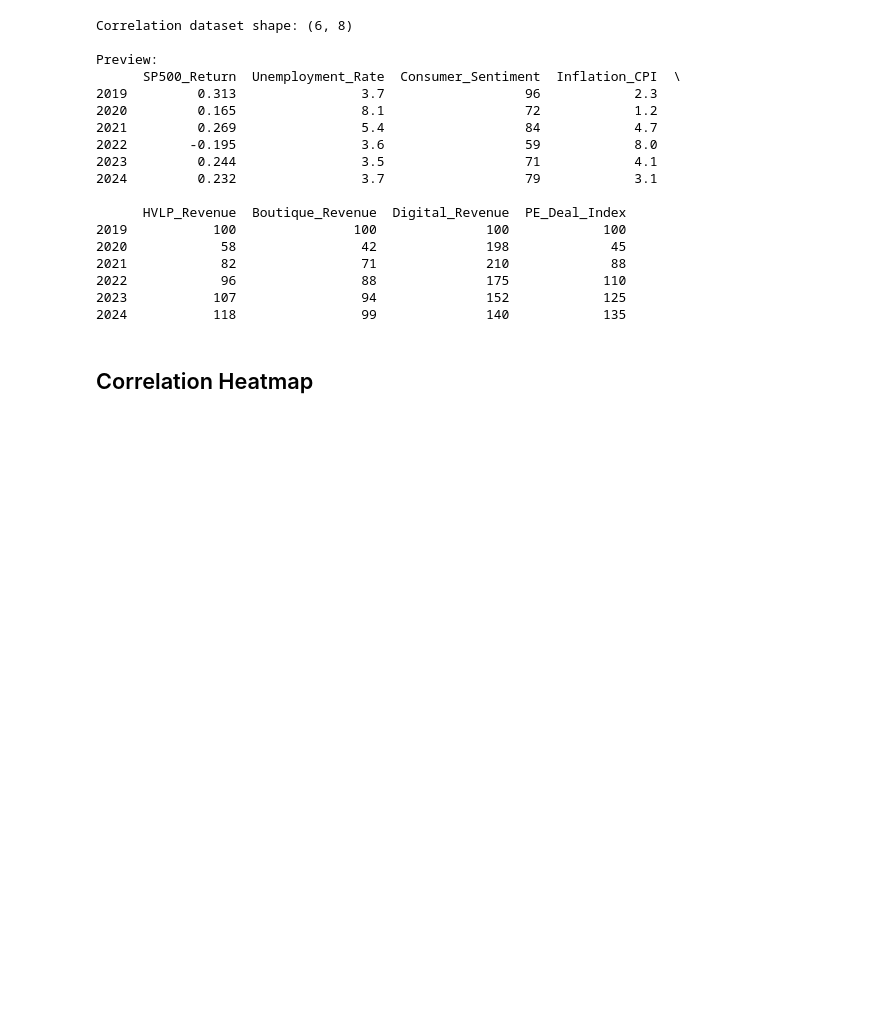
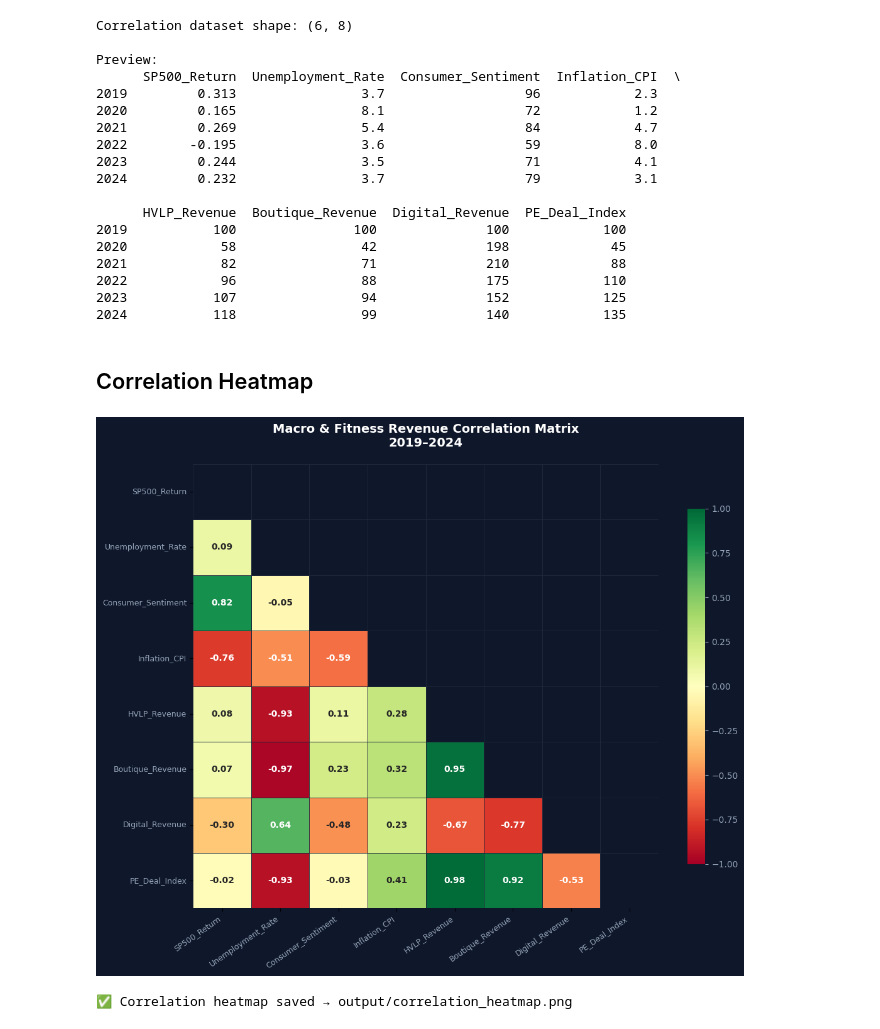
Before and after one commit to UdamShakya/Fitness_investment_analysis, a Jupyter notebook: analysis/correlation_heatmap.ipynb, the cells around one changed output. Saved outputs shown, nothing was run; the diff lists cells and outputs as text; code cells hidden in the pictures; blank space fills up the shorter version.

Commit message:
Correlation heatmap

```diff
--- a/analysis/correlation_heatmap.ipynb
+++ b/analysis/correlation_heatmap.ipynb
@@ -63,3 +63,46 @@ Preview:
 2024           118                99              140            135
 # %% [markdown]
 ## Correlation Heatmap
+# %%
+corr_matrix = corr_data.corr()
+
+fig, ax = plt.subplots(figsize=(11, 9))
+fig.patch.set_facecolor('#0f172a')
+ax.set_facecolor('#0f172a')
+
+mask = np.zeros_like(corr_matrix, dtype=bool)
+mask[np.triu_indices_from(mask)] = True  # show lower triangle only
+
+sns.heatmap(
+    corr_matrix,
+    mask=mask,
+    annot=True,
+    fmt='.2f',
+    cmap='RdYlGn',
+    vmin=-1, vmax=1,
+    center=0,
+    linewidths=0.5,
+    linecolor='#1e293b',
+    ax=ax,
+    annot_kws={'size': 10, 'weight': 'bold'},
+    cbar_kws={'shrink': 0.8}
+)
+
+ax.set_xticklabels(ax.get_xticklabels(), color='#94a3b8', fontsize=9, rotation=35, ha='right')
+ax.set_yticklabels(ax.get_yticklabels(), color='#94a3b8', fontsize=9, rotation=0)
+ax.set_title('Macro & Fitness Revenue Correlation Matrix\n2019–2024',
+             color='white', fontsize=14, fontweight='bold', pad=20)
+
+# Style colorbar
+cbar = ax.collections[0].colorbar
+cbar.ax.tick_params(colors='#94a3b8')
+cbar.ax.yaxis.label.set_color('#94a3b8')
+
+plt.tight_layout()
+plt.savefig(os.path.join(base_dir, 'output', 'correlation_heatmap.png'),
+            dpi=150, bbox_inches='tight', facecolor='#0f172a')
+plt.show()
+print("✅ Correlation heatmap saved → output/correlation_heatmap.png")
+# %% [output]
+[figure, added]
+✅ Correlation heatmap saved → output/correlation_heatmap.png
```
Also changed, not shown: 1 other file.
